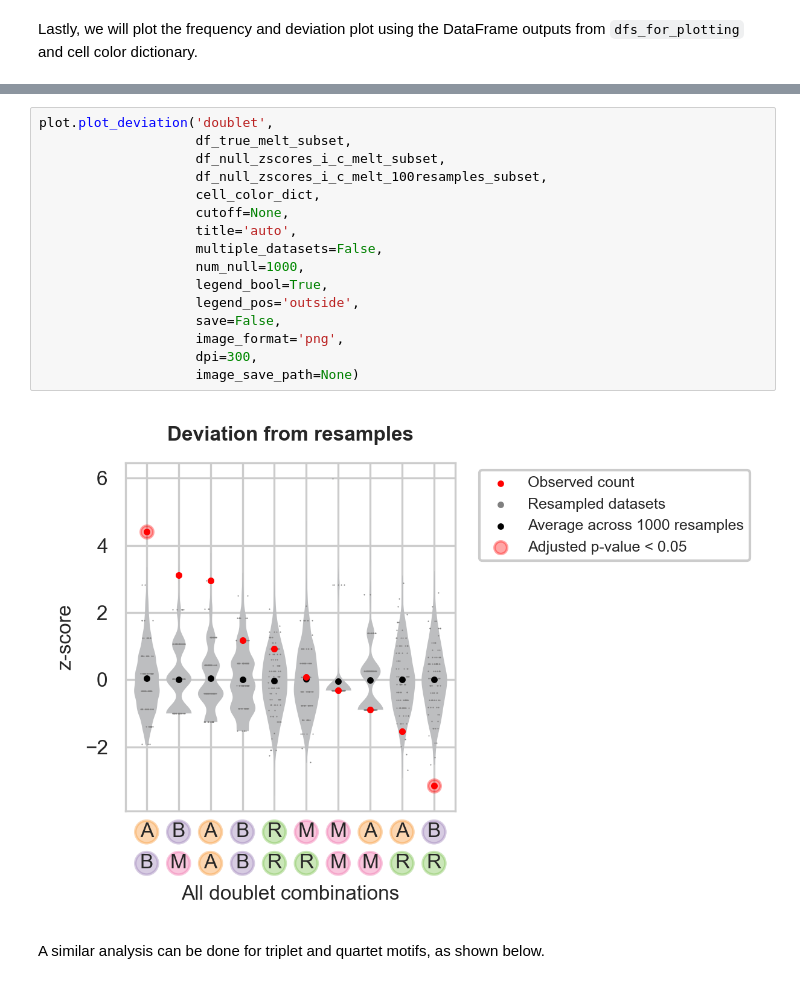
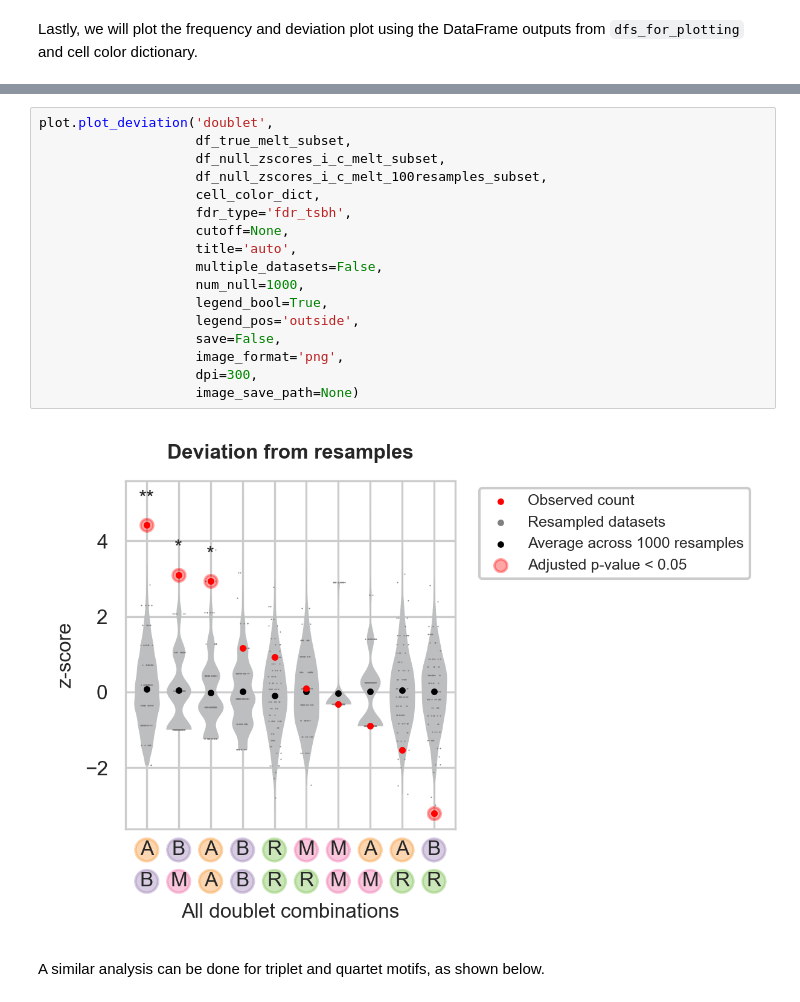
Before and after one commit to labowitz/linmo, a Jupyter notebook: docs/rat_retina.ipynb, the cells around one changed output, grey strips where cells are left out. Cells and saved outputs as stored; diff of their text form.

```diff
--- a/docs/rat_retina.ipynb
+++ b/docs/rat_retina.ipynb
@@ -169,21 +170,22 @@ plot.plot_frequency('doublet',
 # %%
 plot.plot_deviation('doublet',
                     df_true_melt_subset,
                     df_null_zscores_i_c_melt_subset,
                     df_null_zscores_i_c_melt_100resamples_subset,
                     cell_color_dict,
+                    fdr_type='fdr_tsbh',
                     cutoff=None,
                     title='auto',
                     multiple_datasets=False,
                     num_null=1000,
                     legend_bool=True,
                     legend_pos='outside',
                     save=False,
                     image_format='png',
                     dpi=300,
                     image_save_path=None)
 # %% [output]
-[figure, old version]
+[figure, new version]
 # %% [markdown]
 A similar analysis can be done for triplet and quartet motifs, as shown below.
 # %% [markdown]
```
Also changed, not shown: parts of 11 cells of this notebook, 6 other files.
